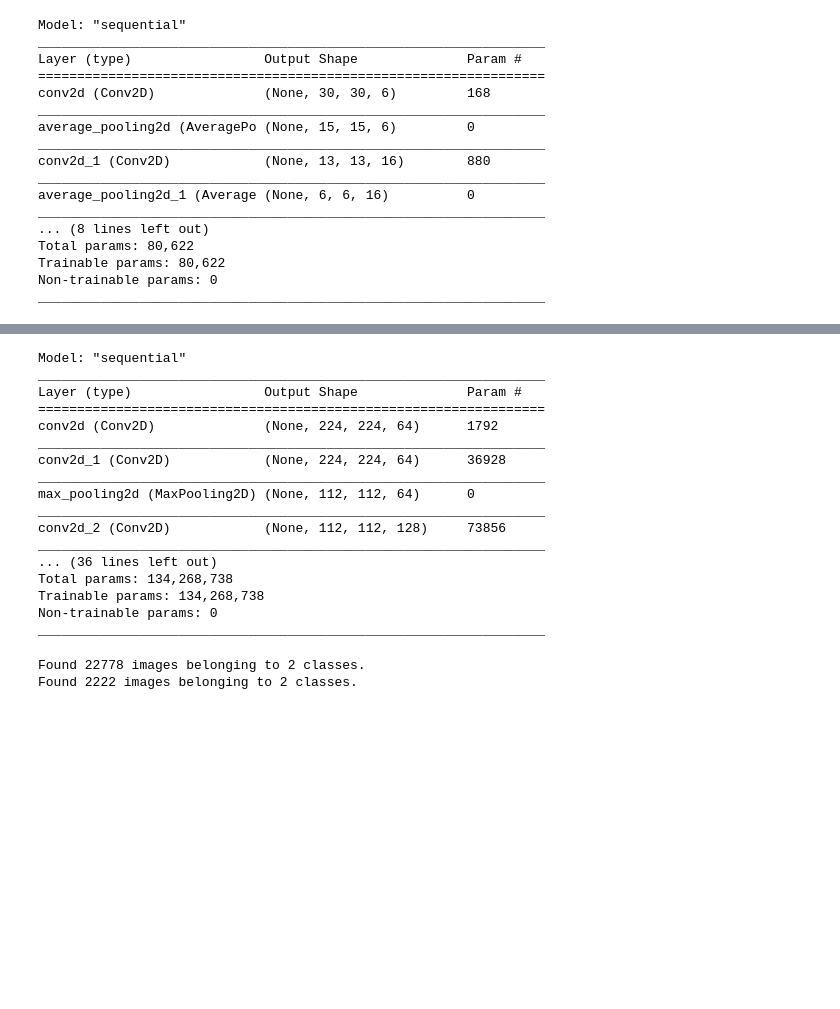
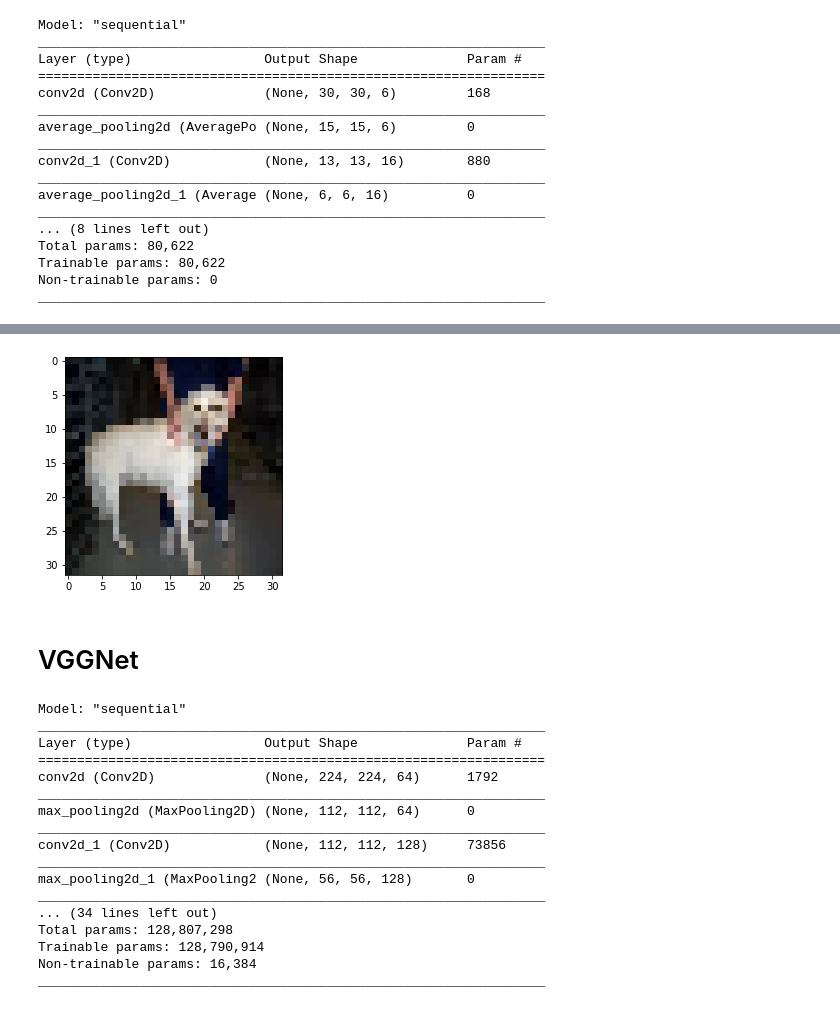
Before and after one commit to jrgee/CMPE297-98, a Jupyter notebook: LeNet_and_VGG16_for_Cats_and_Dogs.ipynb, the cells around one changed output, grey strips where cells are left out. Cells and saved outputs as stored; diff of their text form; code cells hidden in the pictures; blank space fills up the shorter version.

```diff
--- a/LeNet_and_VGG16_for_Cats_and_Dogs.ipynb
+++ b/LeNet_and_VGG16_for_Cats_and_Dogs.ipynb
@@ -187,5 +212,21 @@ plt.show()
+# %%
+img_path = '/content/val/dog/dog.812.jpg'
+img = image.load_img(img_path, target_size=(32,32))
+img = np.asarray(img)
+plt.imshow(img)
+img = np.expand_dims(img, axis=0)
+img = img.astype(np.float32)
+# output = lenet.predict(img)
+# print('% cat: ' + str(output[0][0]))
+# print('% dog: ' + str(output[0][1]))
+# %% [output]
+[figure, added]
+# %% [markdown]
+# VGGNet
 # %%
-opt = Adam(lr=0.002)
+tf.keras.backend.clear_session()
+
+opt = Adam(lr=0.005)
 
 vgg = build_vggnet()
 vgg.compile(optimizer=opt, loss=keras.losses.categorical_crossentropy, metrics=['accuracy'])
@@ -198,24 +239,16 @@ Layer (type)                 Output Shape              Param #
 =================================================================
 conv2d (Conv2D)              (None, 224, 224, 64)      1792
 _________________________________________________________________
-conv2d_1 (Conv2D)            (None, 224, 224, 64)      36928
-_________________________________________________________________
 max_pooling2d (MaxPooling2D) (None, 112, 112, 64)      0
 _________________________________________________________________
-conv2d_2 (Conv2D)            (None, 112, 112, 128)     73856
+conv2d_1 (Conv2D)            (None, 112, 112, 128)     73856
 _________________________________________________________________
-... (36 lines left out)
-Total params: 134,268,738
-Trainable params: 134,268,738
-Non-trainable params: 0
+max_pooling2d_1 (MaxPooling2 (None, 56, 56, 128)       0
 _________________________________________________________________
+... (34 lines left out)
+Total params: 128,807,298
+Trainable params: 128,790,914
+Non-trainable params: 16,384
+_________________________________________________________________
-# %%
-train_vgg = imagegen.flow_from_directory(directory='/content/train',
-                                         batch_size=BATCH, target_size=(224,224))
-val_vgg = imagegen.flow_from_directory(directory='/content/val',
-                                       batch_size=BATCH, target_size=(224,224))
-# %% [output]
-Found 22778 images belonging to 2 classes.
-Found 2222 images belonging to 2 classes.
 # %%
 start = time.time()
```
Also changed, not shown: parts of 21 cells of this notebook.
